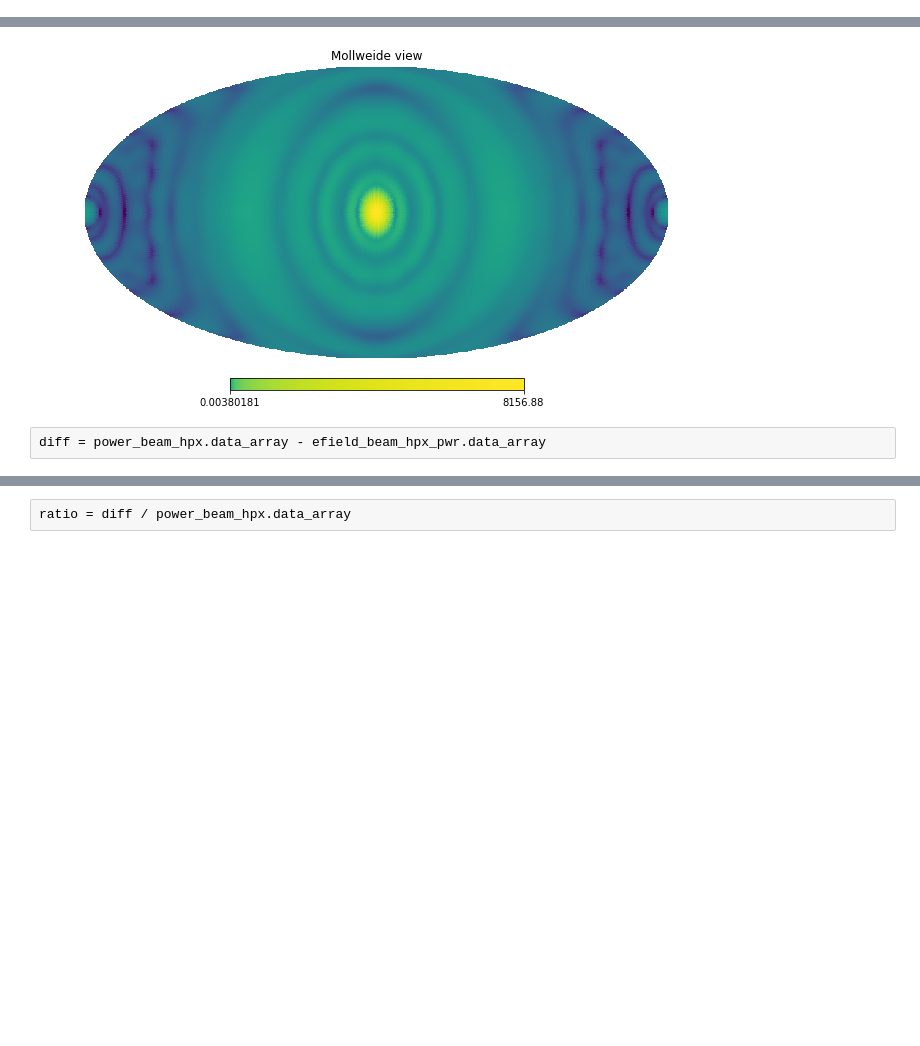
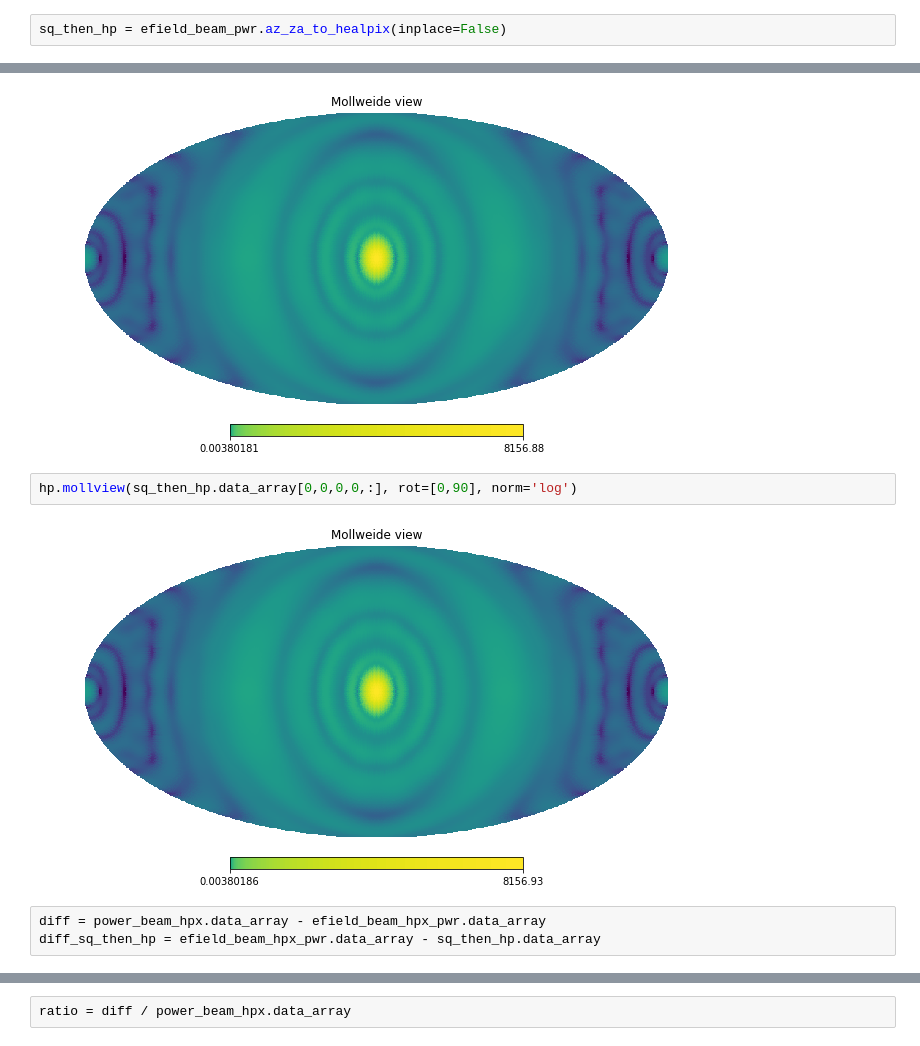
Before and after one commit to HERA-Team/hera_sandbox, a Jupyter notebook: bjh/beam_interpolate.ipynb, the cells around one changed output, grey strips where cells are left out. Saved outputs shown, nothing was run; the diff lists cells and outputs as text; blank space fills up the shorter version.

```diff
--- a/bjh/beam_interpolate.ipynb
+++ b/bjh/beam_interpolate.ipynb
@@ -32,6 +32,8 @@ efield_beam_hpx = copy.deepcopy(efield_beam)
 efield_beam_hpx.az_za_to_healpix()
 efield_beam_hpx_pwr = copy.deepcopy(efield_beam_hpx)
 efield_beam_hpx_pwr.efield_to_power(calc_cross_pols=False)
+# %%
+sq_then_hp = efield_beam_pwr.az_za_to_healpix(inplace=False)
 # %%
 print(efield_beam.data_array.shape)
 print(efield_beam_hpx.data_array.shape)
@@ -90,7 +106,12 @@ hp.mollview(efield_beam_hpx_pwr.data_array[0,0,0,0,:], rot=[0,90], norm='log')
 hp.mollview(power_beam_hpx.data_array[0,0,0,0,:], rot=[0,90], norm='log')
 # %% [output]
 [figure]
+# %%
+hp.mollview(sq_then_hp.data_array[0,0,0,0,:], rot=[0,90], norm='log')
+# %% [output]
+[figure, added]
 # %%
 diff = power_beam_hpx.data_array - efield_beam_hpx_pwr.data_array
+diff_sq_then_hp = efield_beam_hpx_pwr.data_array - sq_then_hp.data_array
 # %%
 hp.mollview(diff[0,0,0,0,:], rot=[0,90])
```
Also changed, not shown: parts of 11 cells of this notebook.
